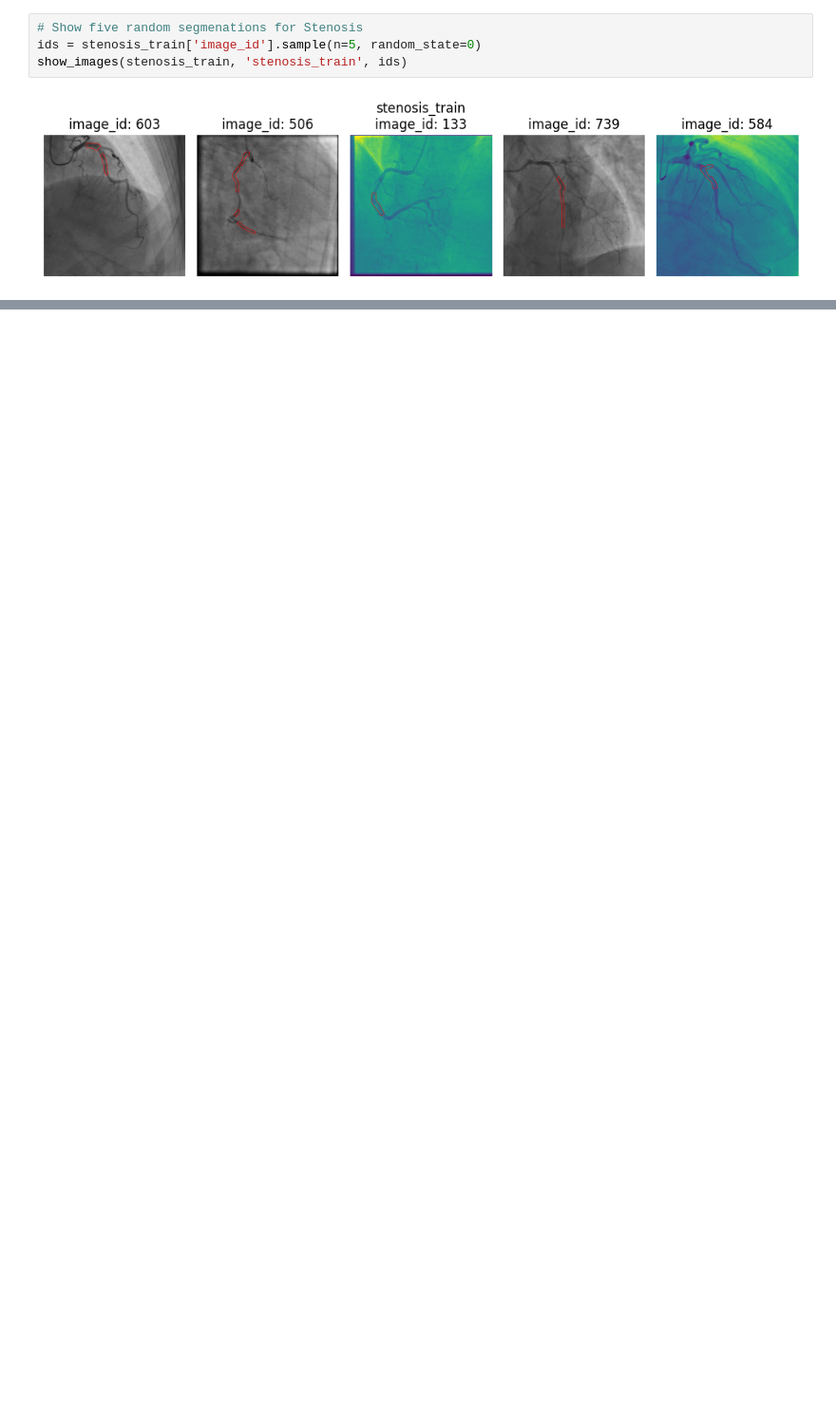
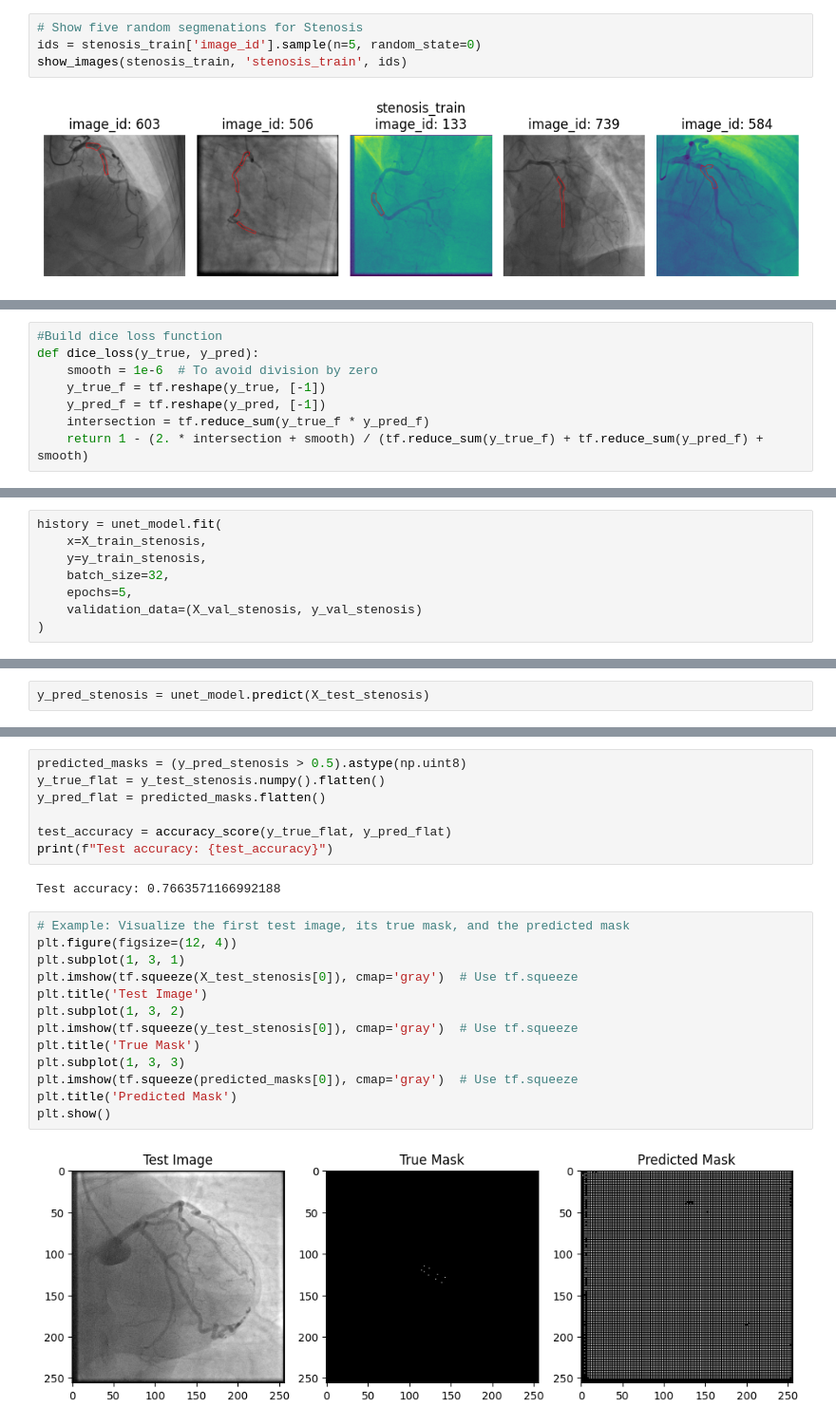
Before and after one commit to davidsolow/angiographer, a Jupyter notebook: eda.ipynb, the cells around one changed output, grey strips where cells are left out. Shown at 95% size. Drawn from its saved outputs; the diff is of its cells as text; blank space fills up the shorter version.

Commit message:
Implemented first model

```diff
--- a/eda.ipynb
+++ b/eda.ipynb
@@ -214,0 +301,8 @@ show_images(stenosis_train, 'stenosis_train', ids)
+# %%
+#Build dice loss function
+def dice_loss(y_true, y_pred):
+    smooth = 1e-6  # To avoid division by zero
+    y_true_f = tf.reshape(y_true, [-1])
+    y_pred_f = tf.reshape(y_pred, [-1])
+    intersection = tf.reduce_sum(y_true_f * y_pred_f)
+    return 1 - (2. * intersection + smooth) / (tf.reduce_sum(y_true_f) + tf.reduce_sum(y_pred_f) + smooth)
@@ -214,0 +380,8 @@ show_images(stenosis_train, 'stenosis_train', ids)
+# %%
+history = unet_model.fit(
+    x=X_train_stenosis,
+    y=y_train_stenosis,
+    batch_size=32,
+    epochs=5,
+    validation_data=(X_val_stenosis, y_val_stenosis)
+)
@@ -214,0 +399,2 @@ show_images(stenosis_train, 'stenosis_train', ids)
+# %%
+y_pred_stenosis = unet_model.predict(X_test_stenosis)
@@ -214,0 +403,24 @@ show_images(stenosis_train, 'stenosis_train', ids)
+# %%
+predicted_masks = (y_pred_stenosis > 0.5).astype(np.uint8)
+y_true_flat = y_test_stenosis.numpy().flatten()
+y_pred_flat = predicted_masks.flatten()
+
+test_accuracy = accuracy_score(y_true_flat, y_pred_flat)
+print(f"Test accuracy: {test_accuracy}")
+# %% [output]
+Test accuracy: 0.7663571166992188
+# %%
+# Example: Visualize the first test image, its true mask, and the predicted mask
+plt.figure(figsize=(12, 4))
+plt.subplot(1, 3, 1)
+plt.imshow(tf.squeeze(X_test_stenosis[0]), cmap='gray')  # Use tf.squeeze
+plt.title('Test Image')
+plt.subplot(1, 3, 2)
+plt.imshow(tf.squeeze(y_test_stenosis[0]), cmap='gray')  # Use tf.squeeze
+plt.title('True Mask')
+plt.subplot(1, 3, 3)
+plt.imshow(tf.squeeze(predicted_masks[0]), cmap='gray')  # Use tf.squeeze
+plt.title('Predicted Mask')
+plt.show()
+# %% [output]
+[figure, added]
```
Also changed, not shown: parts of 9 cells of this notebook.
